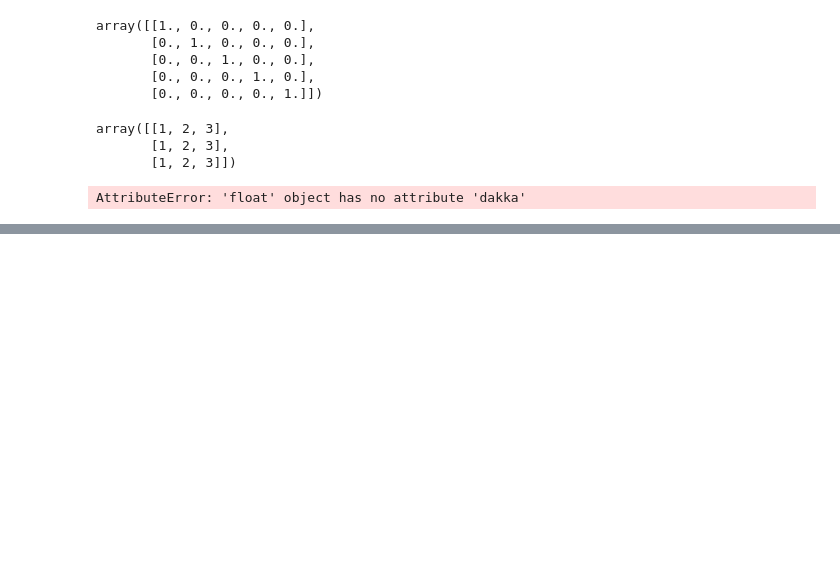
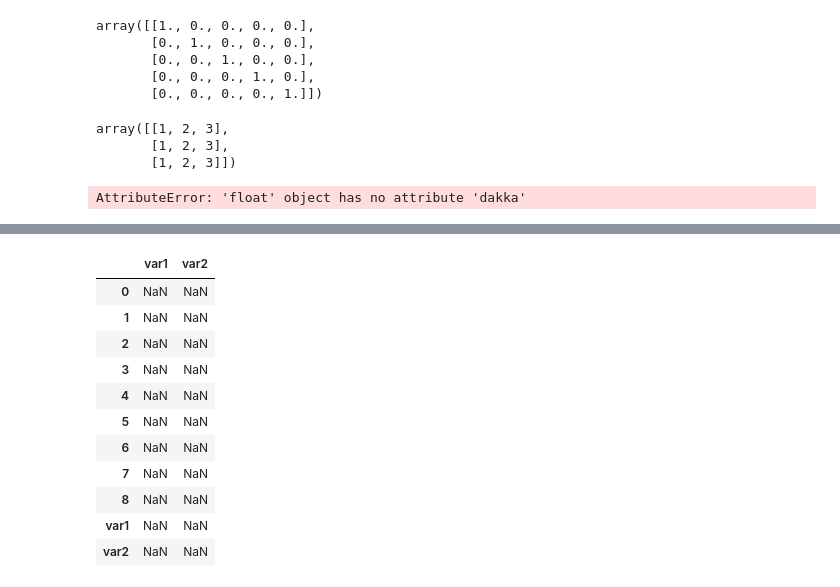
Before and after one commit to MevlutYildiz77/Numpy, a Jupyter notebook: numpy_pre-class_codes.ipynb, the cells around one changed output, grey strips where cells are left out. Saved outputs shown, nothing was run; the diff lists cells and outputs as text; code cells hidden in the pictures; blank space fills up the shorter version.

```diff
--- a/numpy_pre-class_codes.ipynb
+++ b/numpy_pre-class_codes.ipynb
@@ -708,0 +805,17 @@ AttributeError: 'float' object has no attribute 'dakka'
+# %%
+df6[["var1","var2"]].apply( lambda x : ( x - df6[["var1","var2"]].min() )/
+                                       (df6[["var1","var2"]].max()-df6[["var1","var2"]].min())
+                       )
+# %% [output]
+|  | var1 | var2 |
+| 0 | NaN | NaN |
+| 1 | NaN | NaN |
+| 2 | NaN | NaN |
+| 3 | NaN | NaN |
+| 4 | NaN | NaN |
+| 5 | NaN | NaN |
+| 6 | NaN | NaN |
+| 7 | NaN | NaN |
+| 8 | NaN | NaN |
+| var1 | NaN | NaN |
+| var2 | NaN | NaN |
```
Also changed, not shown: parts of 27 cells of this notebook.
